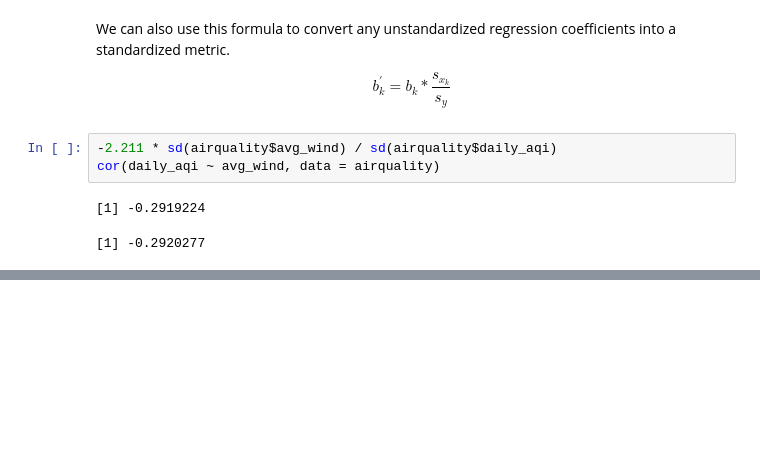
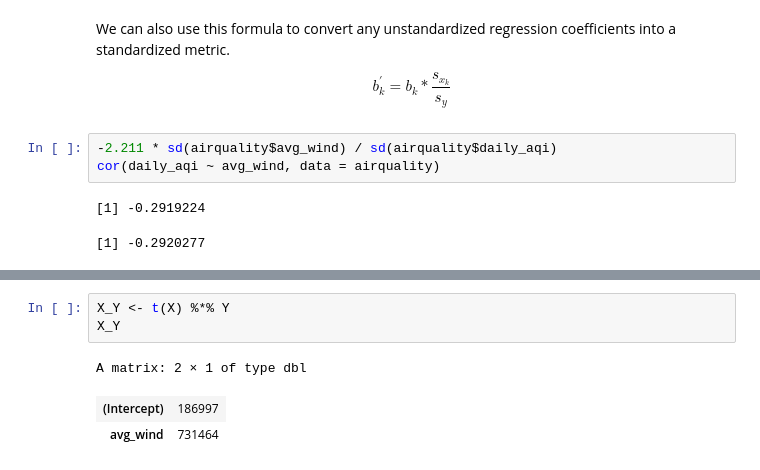
Before and after one commit to lebebr01/psqf_6243, a Jupyter notebook: course-notes/03-regression-estimates.ipynb, the cells around one changed output, grey strips where cells are left out. Cells and saved outputs as stored; diff of their text form; blank space fills up the shorter version.

```diff
--- a/course-notes/03-regression-estimates.ipynb
+++ b/course-notes/03-regression-estimates.ipynb
@@ -198,0 +276,7 @@ cor(daily_aqi ~ avg_wind, data = airquality)
+# %%
+X_Y <- t(X) %*% Y
+X_Y
+# %% [output]
+A matrix: 2 × 1 of type dbl
+| (Intercept) | 186997 |
+| avg_wind | 731464 |
```
Also changed, not shown: parts of 8 cells of this notebook.
